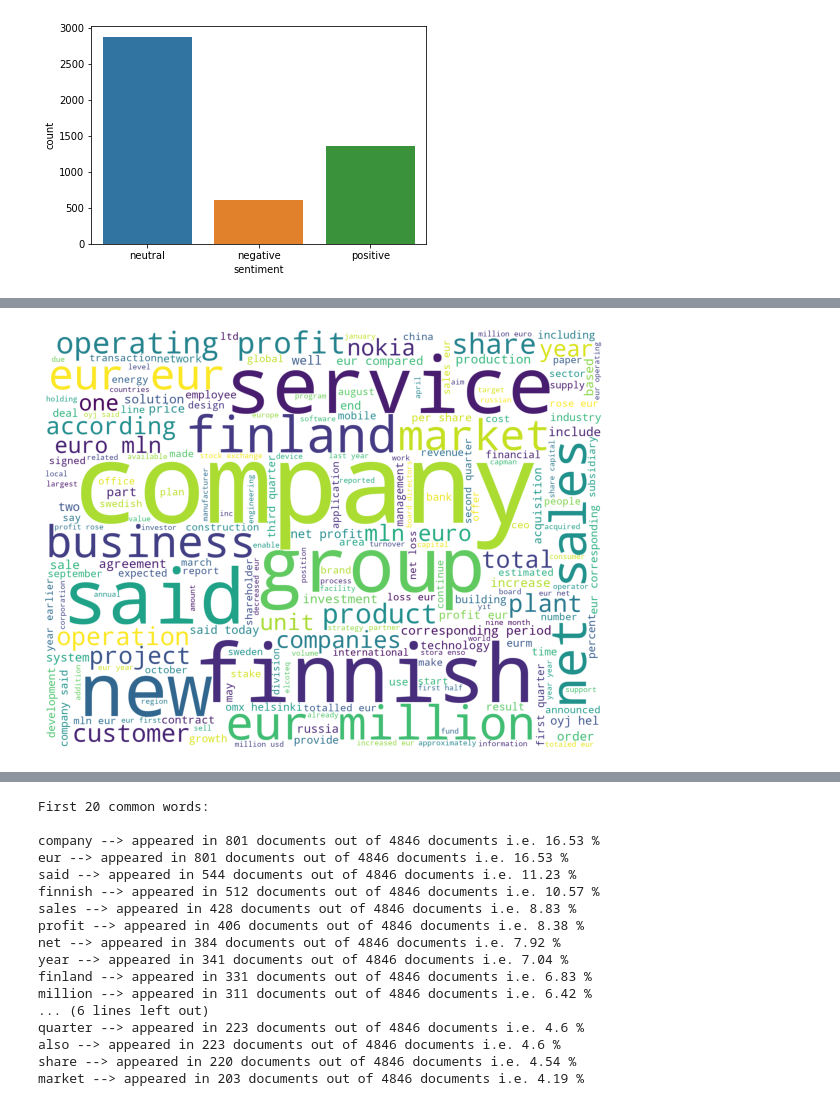
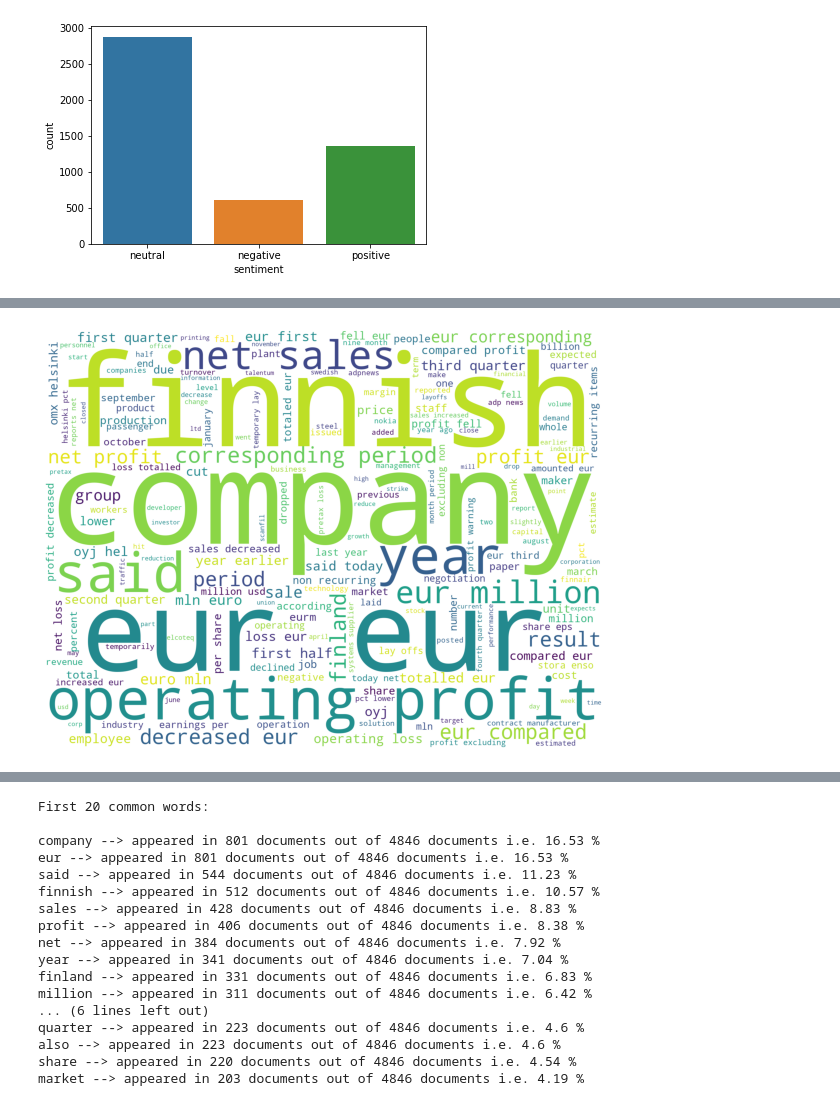
Before and after one commit to achrafbalij/Sentiment-Analysis-on-Financial-News, a Jupyter notebook: SENTIMENT_ANALYSIS.ipynb, the cells around one changed output, grey strips where cells are left out. Drawn from its saved outputs; the diff is of its cells as text; code cells hidden in the pictures.

```diff
--- a/SENTIMENT_ANALYSIS.ipynb
+++ b/SENTIMENT_ANALYSIS.ipynb
@@ -207,23 +181,4 @@ plt.show()
-# %%
-df_cloud = data[data['sentiment']=='positive']
-# join tweets to a single string
-words = ' '.join(data['text'])
-# remove URLs, RTs, and twitter handles
-no_urls_no_tags = " ".join([word for word in words.split()
-                            if 'http' not in word
-                                and not word.startswith('@')
-                                and word != 'RT'
-                            ])
-
-wordcloud = WordCloud(stopwords=STOPWORDS,
-                      background_color='white',
-                      width=2000,
-                      height=1500
-                     ).generate(no_urls_no_tags)
-
-plt.figure(1,figsize=(10, 10))
-plt.imshow(wordcloud)
-plt.axis('off')
-plt.show()
-# %% [output]
-[figure, removed]
+# %%
+plot_wordcloud(data[data['sentiment']=='negative'])
+# %% [output]
+[figure, added]
```
Also changed, not shown: parts of 15 cells of this notebook.
